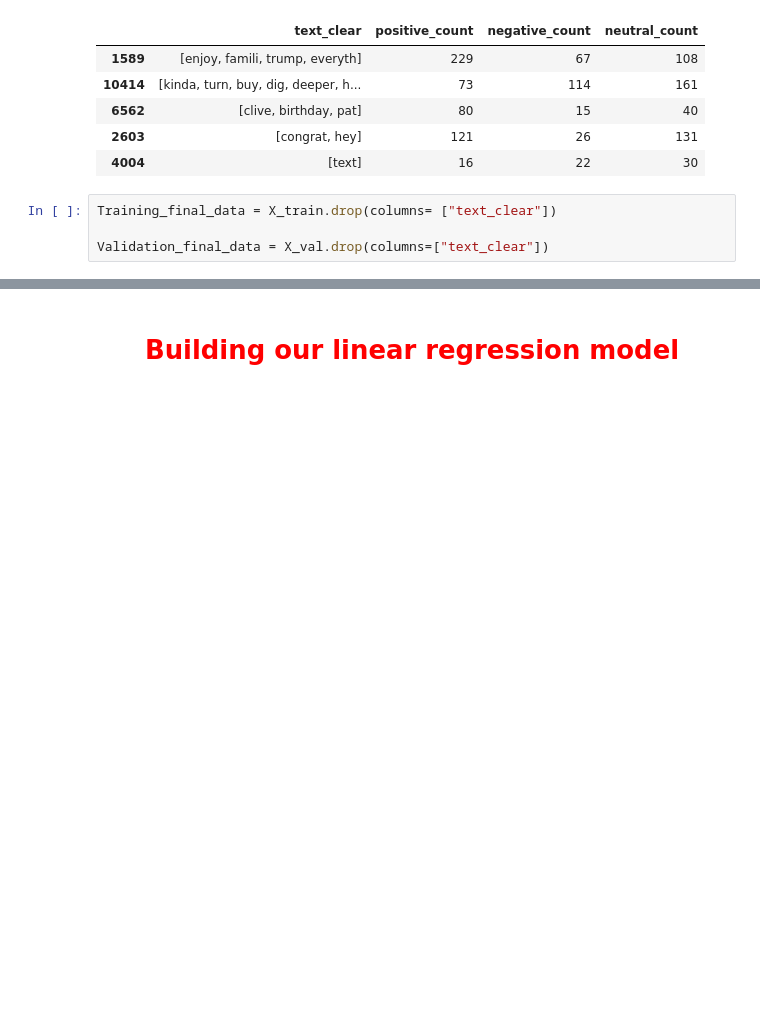
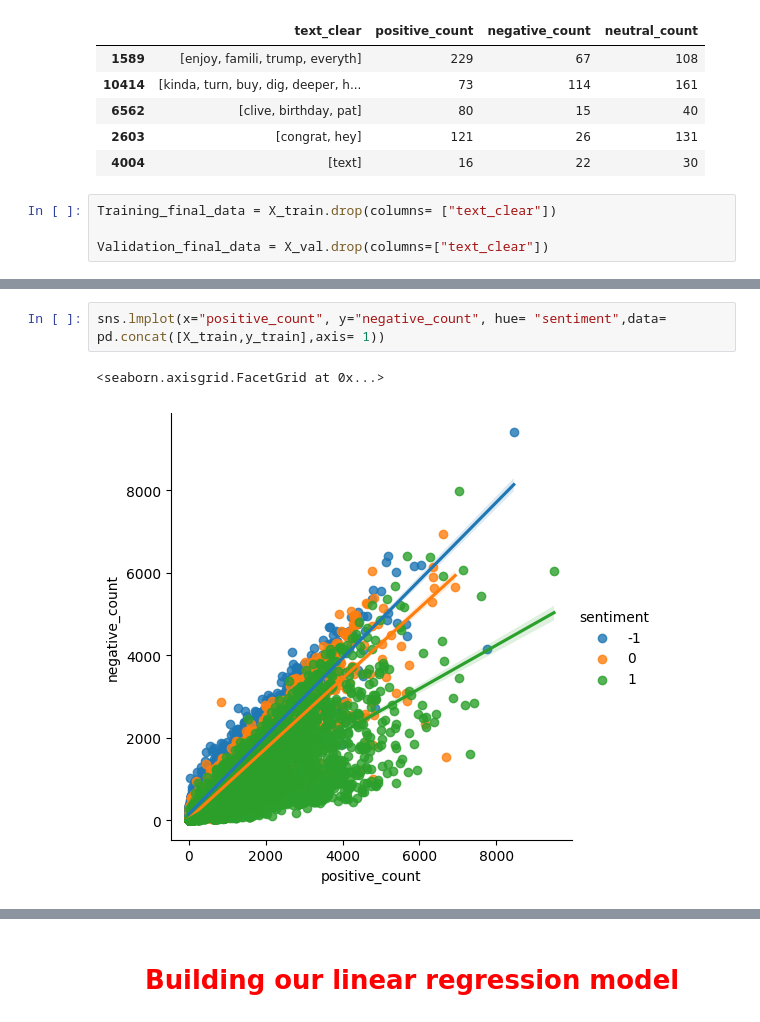
Before and after one commit to HatimRabet/Tweet_Sentiment_Extraction, a Jupyter notebook: Code/Classical_models.ipynb, the cells around one changed output, grey strips where cells are left out. Drawn from its saved outputs; the diff is of its cells as text; blank space fills up the shorter version.

Commit message:
Adding some plots to show why the models didn't work well

```diff
--- a/Code/Classical_models.ipynb
+++ b/Code/Classical_models.ipynb
@@ -358,0 +362,5 @@ Validation_final_data = X_val.drop(columns=["text_clear"])
+# %%
+sns.lmplot(x="positive_count", y="negative_count", hue= "sentiment",data= pd.concat([X_train,y_train],axis= 1))
+# %% [output]
+<seaborn.axisgrid.FacetGrid at 0x...>
+[figure, added]
```
Also changed, not shown: parts of 24 cells of this notebook, 1 other file.
